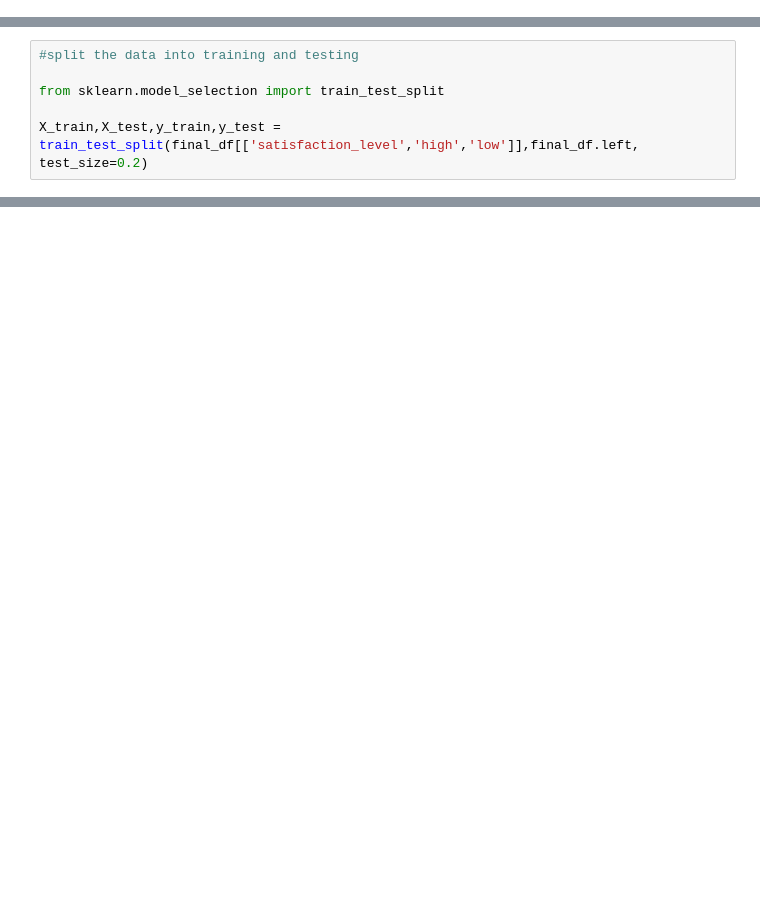
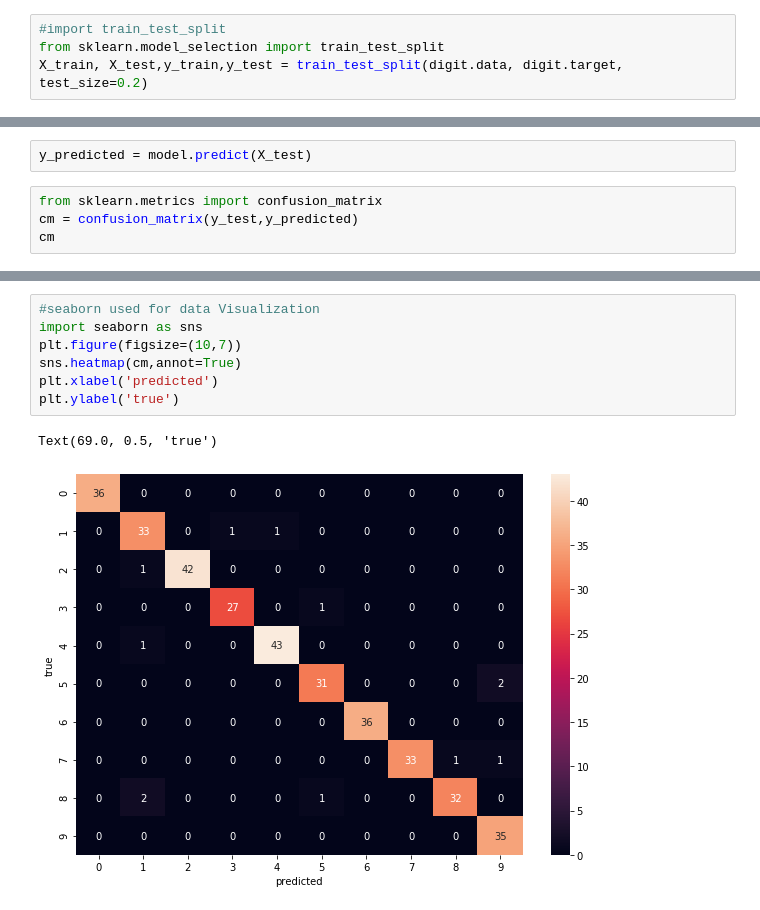
Before and after one commit to Aayush360/data_science, a Jupyter notebook: logistic_regression_2.ipynb, the cells around one changed output, grey strips where cells are left out. Drawn from its saved outputs; the diff is of its cells as text; blank space fills up the shorter version.

```diff
--- a/logistic_regression_2.ipynb
+++ b/logistic_regression_2.ipynb
@@ -71 +47,5 @@ final_df
+# %%
+#import train_test_split
+from sklearn.model_selection import train_test_split
+X_train, X_test,y_train,y_test = train_test_split(digit.data, digit.target, test_size=0.2)
 # %%
@@ -73,9 +52,3 @@ final_df
 from sklearn.linear_model import LogisticRegression
 model = LogisticRegression()
-# %%
-#split the data into training and testing
-
-from sklearn.model_selection import train_test_split
-
-X_train,X_test,y_train,y_test = train_test_split(final_df[['satisfaction_level','high','low']],final_df.left, test_size=0.2)
 # %%
@@ -117,0 +122,6 @@ UFuncTypeError: ignored
+# %%
+y_predicted = model.predict(X_test)
+# %%
+from sklearn.metrics import confusion_matrix
+cm = confusion_matrix(y_test,y_predicted)
+cm
@@ -117,0 +139,10 @@ UFuncTypeError: ignored
+# %%
+#seaborn used for data Visualization
+import seaborn as sns
+plt.figure(figsize=(10,7))
+sns.heatmap(cm,annot=True)
+plt.xlabel('predicted')
+plt.ylabel('true')
+# %% [output]
+Text(69.0, 0.5, 'true')
+[figure, added]
```
Also changed, not shown: parts of 21 cells of this notebook.
